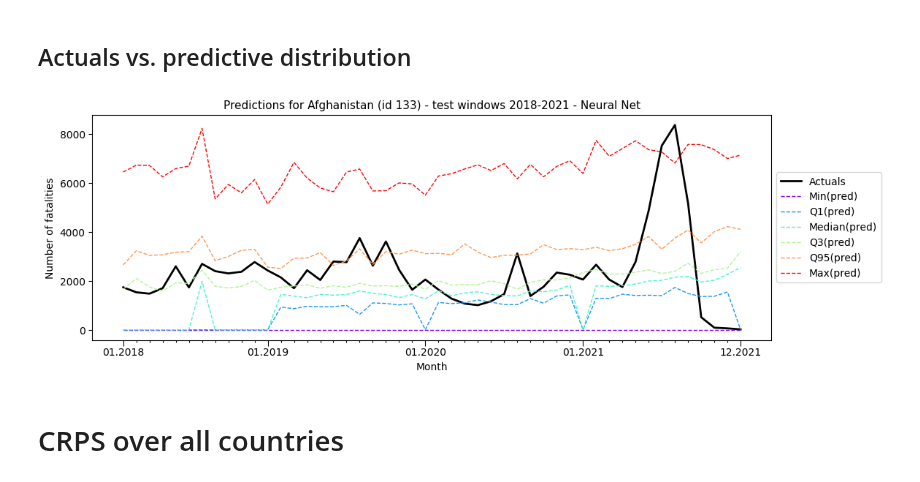
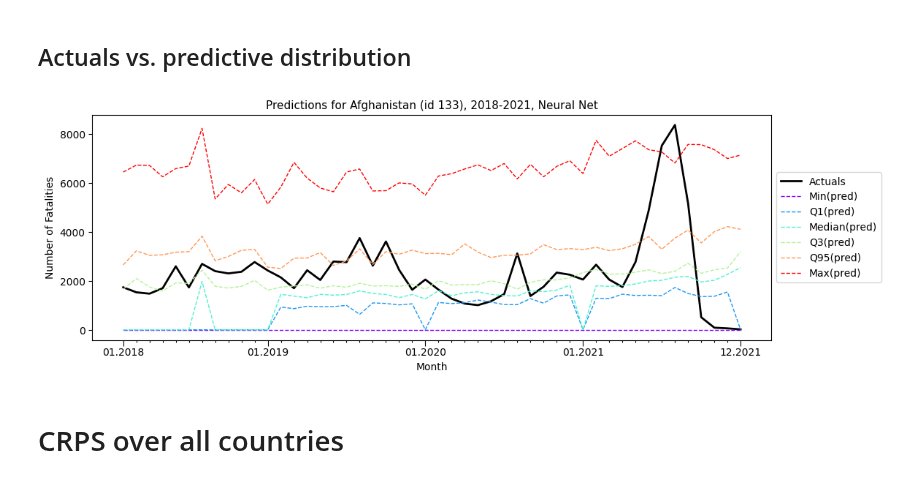
Before and after one commit to toboden/ConflictPredProbabilistic, a Jupyter notebook: plots_model_comp/prediction_plots.ipynb, the cells around one changed output. Saved outputs shown, nothing was run; the diff lists cells and outputs as text; code cells hidden in the pictures.

```diff
--- a/plots_model_comp/prediction_plots.ipynb
+++ b/plots_model_comp/prediction_plots.ipynb
@@ -468,36 +468,36 @@ plt.plot(months, maximum, color=plt.cm.rainbow(1.0),linewidth=1, linestyle='--',
 custom_ticks = months
 custom_labels = []
 january = ['01.2018','01.2019','01.2020','01.2021','12.2021']
 january_list = [0,11,23,35,47]
 j = 0
 for i in range(len(months)):
     if i in january_list:
         custom_labels.append(january[j])
         j += 1
     else:
         custom_labels.append('')
 
 plt.xticks(custom_ticks, custom_labels)
 
 # Mache bestimmte Ticks dicker
 for i, tick in enumerate(plt.gca().xaxis.get_major_ticks()):
     if i in january_list:
         #tick.label1.set_fontsize(14)  # Setze die Dicke der gewünschten Ticks
         tick.tick1line.set_markersize(6)  # Ändert die Länge der Ticks
         tick.label1.set_verticalalignment('top')
     else:
         tick.tick1line.set_markersize(2)
 
 plt.xlabel('Month')
-plt.ylabel('Number of fatalities')
-plt.title('Predictions for Afghanistan (id 133) - test windows 2018-2021 - Neural Net', fontsize=11, y=1) # Benchmark  NB   Hurdle   Neural Net
+plt.ylabel('Number of Fatalities')
+plt.title('Predictions for Afghanistan (id 133), 2018-2021, Neural Net', fontsize=11, y=1) # Benchmark  NB   Hurdle   Neural Net
 # Fasse die Quantile zu einem Eintrag in der Legende zusammen und platziere sie rechts
 plt.legend(loc='center left', bbox_to_anchor=(1, 0.5))
 
 # Zeige das Diagramm
 plt.show()
 # %% [output]
-[figure, old version]
+[figure, new version]
 # %% [markdown]
 # CRPS over all countries
 # %%
```
Also changed, not shown: parts of 12 cells of this notebook, 2 other files.
